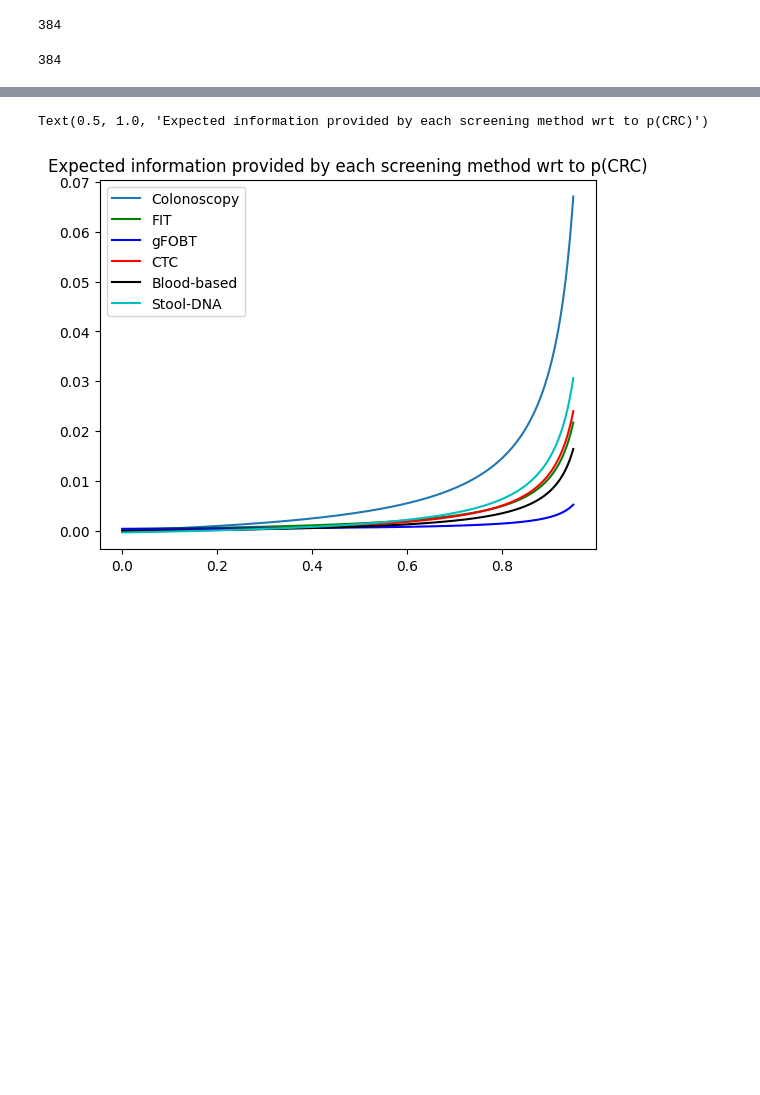
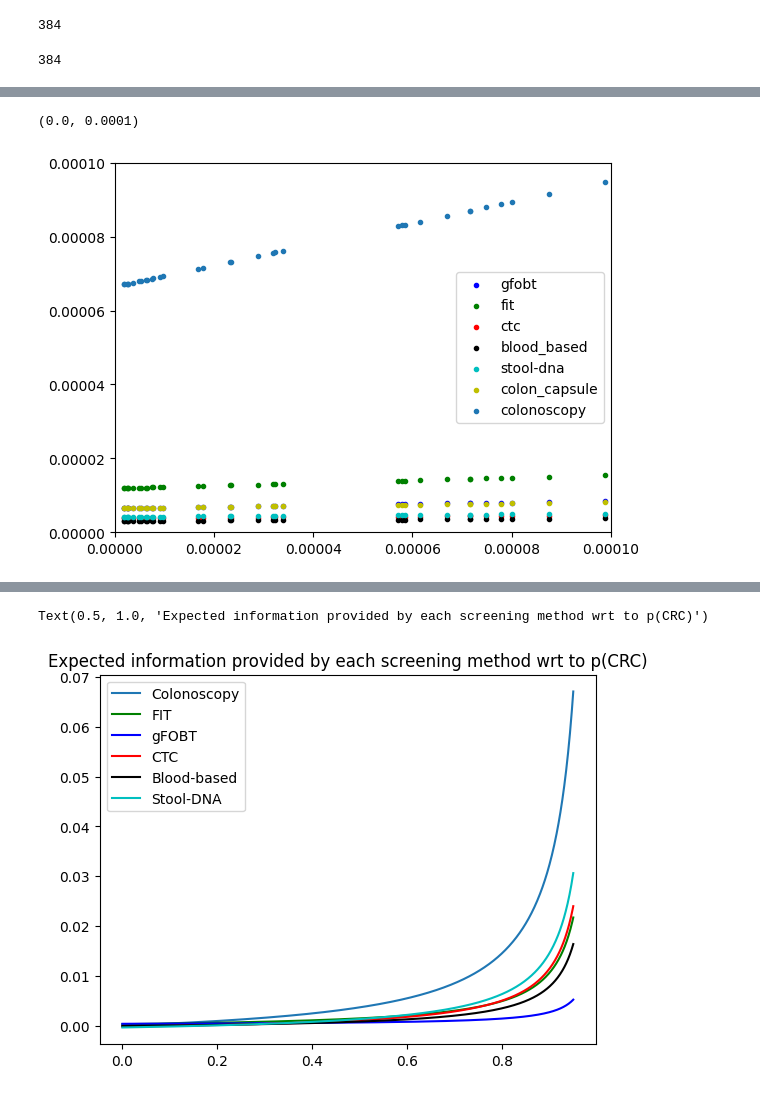
Before and after one commit to DanielCorralesAlonso/Decision_Model_Screening_CRC, a Jupyter notebook: elicitation.ipynb, the cells around one changed output, grey strips where cells are left out. Cells and saved outputs as stored; diff of their text form; code cells hidden in the pictures; blank space fills up the shorter version.

```diff
--- a/elicitation.ipynb
+++ b/elicitation.ipynb
@@ -151,3 +168,63 @@ ax.set_ylim(0,0.002)
+# %%
+fig, ax = plt.subplots()
+
+net2.update_beliefs()
+
+probs_crc_percondition = np.array(net2.get_node_value("CRC")).reshape(-1,2).transpose()[1]
+net2.set_evidence("Screening", "gFOBT")
+net2.update_beliefs()
+value_of_detection = net2.get_node_value("Value_of_CRC_detection_by_screening")
+ax.scatter(probs_crc_percondition, value_of_detection, c = 'b',  marker='.')
+
+probs_crc_percondition = np.array(net2.get_node_value("CRC")).reshape(-1,2).transpose()[1]
+net2.set_evidence("Screening", "FIT")
+net2.update_beliefs()
+value_of_detection = net2.get_node_value("Value_of_CRC_detection_by_screening")
+ax.scatter(probs_crc_percondition, value_of_detection, c = 'g', marker='.')
+
+probs_crc_percondition = np.array(net2.get_node_value("CRC")).reshape(-1,2).transpose()[1]
+net2.set_evidence("Screening", "CTC")
+net2.update_beliefs()
+value_of_detection = net2.get_node_value("Value_of_CRC_detection_by_screening")
+ax.scatter(probs_crc_percondition, value_of_detection, c = 'r', marker='.')
+
+probs_crc_percondition = np.array(net2.get_node_value("CRC")).reshape(-1,2).transpose()[1]
+net2.set_evidence("Screening", "Blood_based")
+net2.update_beliefs()
+value_of_detection = net2.get_node_value("Value_of_CRC_detection_by_screening")
+ax.scatter(probs_crc_percondition, value_of_detection, c = 'k', marker='.')
+
+probs_crc_percondition = np.array(net2.get_node_value("CRC")).reshape(-1,2).transpose()[1]
+net2.clear_all_evidence()
+net2.set_evidence("Screening", "Stool_DNA")
+net2.update_beliefs()
+value_of_detection = net2.get_node_value("Value_of_CRC_detection_by_screening")
+ax.scatter(probs_crc_percondition, value_of_detection, c = 'c', marker='.')
+
+probs_crc_percondition = np.array(net2.get_node_value("CRC")).reshape(-1,2).transpose()[1]
+net2.clear_all_evidence()
+net2.set_evidence("Screening", "Colon_capsule")
+net2.update_beliefs()
+value_of_detection = net2.get_node_value("Value_of_CRC_detection_by_screening")
+ax.scatter(probs_crc_percondition, value_of_detection, c = 'y', marker='.')
+
+
+probs_crc_percondition = np.array(net2.get_node_value("CRC")).reshape(-1,2).transpose()[1]
+net2.clear_all_evidence()
+net2.set_evidence("Colonoscopy", "Colonoscopy")
+net2.update_beliefs()
+value_of_detection = net2.get_node_value("Value_of_CRC_detection_by_colonoscopy")
+ax.scatter(probs_crc_percondition, value_of_detection, marker='.')
+
+
+ax.legend(['gfobt', 'fit', 'ctc', 'blood_based', 'stool-dna', 'colon_capsule', 'colonoscopy'])
+
+
+ax.set_xlim(0, 0.0001)
+ax.set_ylim(0,0.0001)
+# %% [output]
+(0.0, 0.0001)
+[figure, added]
 # %%
 np.log(value_of_detection[-1] - value_of_detection[0])
 # %% [output]
```
Also changed, not shown: parts of 10 cells of this notebook, 6 other files.
